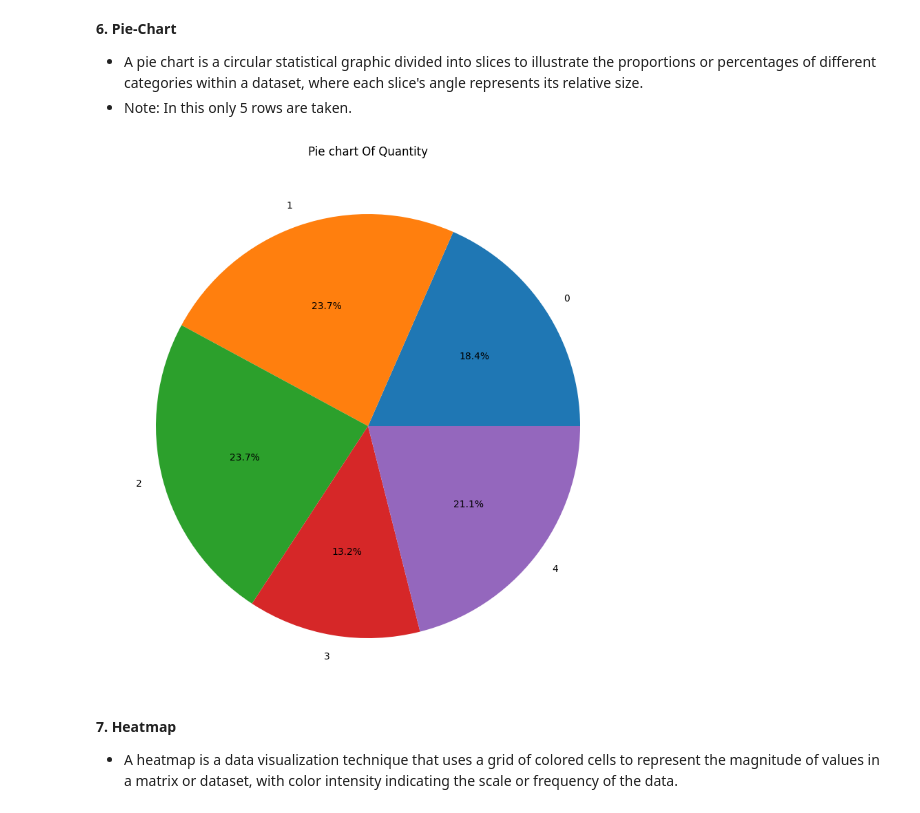
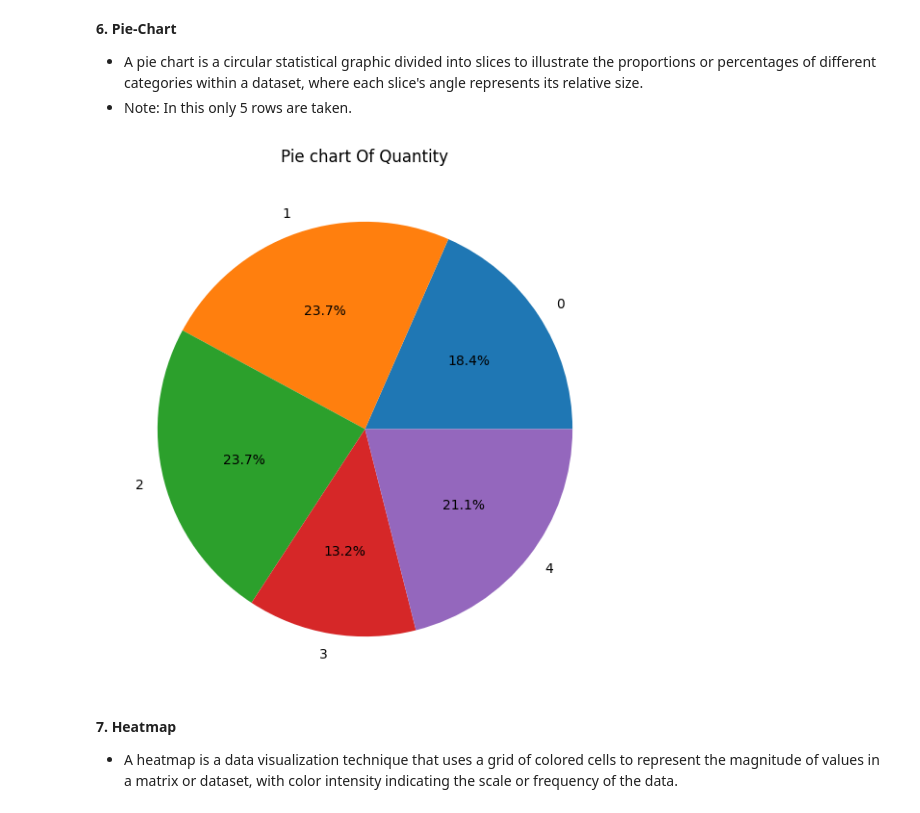
Before and after one commit to Krishna28072000/Machine-Learning, a Jupyter notebook: Visualization _in_ML.ipynb, the cells around one changed output. Drawn from its saved outputs; the diff is of its cells as text; code cells hidden in the pictures.

Commit message:
Visualizations

```diff
--- a/Visualization _in_ML.ipynb
+++ b/Visualization _in_ML.ipynb
@@ -99,12 +100,12 @@ plt.show()
 * A pie chart is a circular statistical graphic divided into slices to illustrate the proportions or percentages of different categories within a dataset, where each slice's angle represents its relative size.
 * Note: In this only 5 rows are taken.
 # %%
-plt.figure(figsize = (10,10))
+plt.figure(figsize = (7,7))
 plt.pie(df['Quantity'][:5], labels = df.index[:5], autopct = '%1.1f%%')
 plt.title('Pie chart Of Quantity')
 plt.show()
 # %% [output]
-[figure, old version]
+[figure, new version]
 # %% [markdown]
 **7. Heatmap**
 * A heatmap is a data visualization technique that uses a grid of colored cells to represent the magnitude of values in a matrix or dataset, with color intensity indicating the scale or frequency of the data.
```
Also changed, not shown: parts of 3 cells of this notebook, 1 other file.
